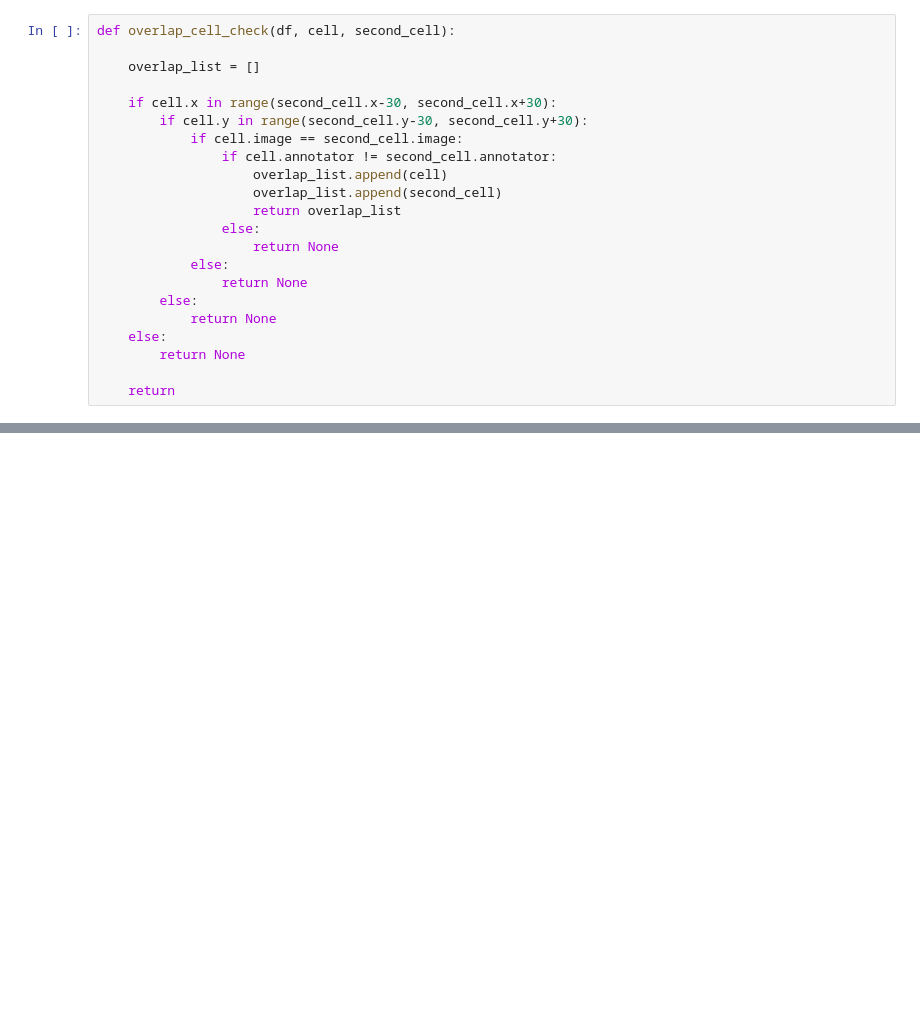
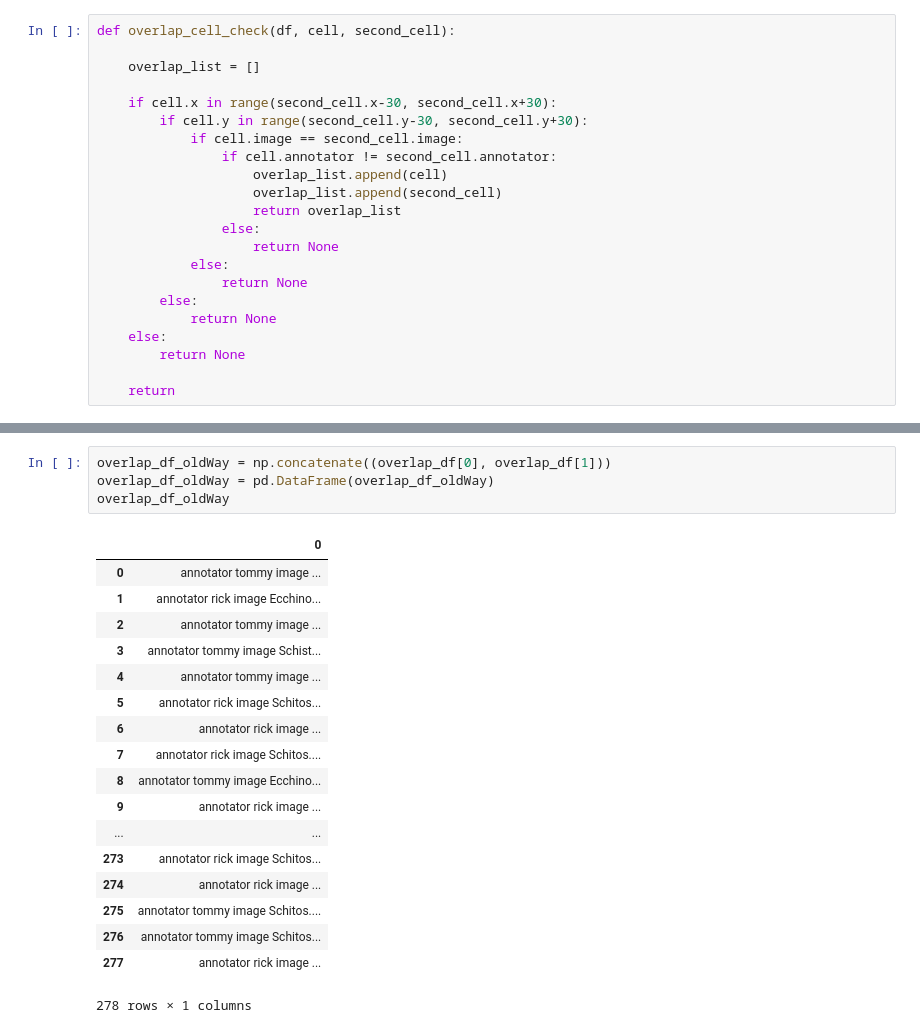
Before and after one commit to tjdurant/rbc_cnn_old, a Jupyter notebook: notebooks/DataFramePractice.ipynb, the cells around one changed output, grey strips where cells are left out. Cells and saved outputs as stored; diff of their text form; blank space fills up the shorter version.

```diff
--- a/notebooks/DataFramePractice.ipynb
+++ b/notebooks/DataFramePractice.ipynb
@@ -215,0 +494,23 @@ o_df.head()
+# %%
+overlap_df_oldWay = np.concatenate((overlap_df[0], overlap_df[1]))
+overlap_df_oldWay = pd.DataFrame(overlap_df_oldWay)
+overlap_df_oldWay
+# %% [output]
+|  | 0 |
+| 0 | annotator tommy image ... |
+| 1 | annotator rick image Ecchino... |
+| 2 | annotator tommy image ... |
+| 3 | annotator tommy image Schist... |
+| 4 | annotator tommy image ... |
+| 5 | annotator rick image Schitos... |
+| 6 | annotator rick image ... |
+| 7 | annotator rick image Schitos.... |
+| 8 | annotator tommy image Ecchino... |
+| 9 | annotator rick image ... |
+| ... | ... |
+| 273 | annotator rick image Schitos... |
+| 274 | annotator rick image ... |
+| 275 | annotator tommy image Schitos.... |
+| 276 | annotator tommy image Schitos... |
+| 277 | annotator rick image ... |
+278 rows × 1 columns
```
Also changed, not shown: parts of 34 cells of this notebook, 5 other files.
